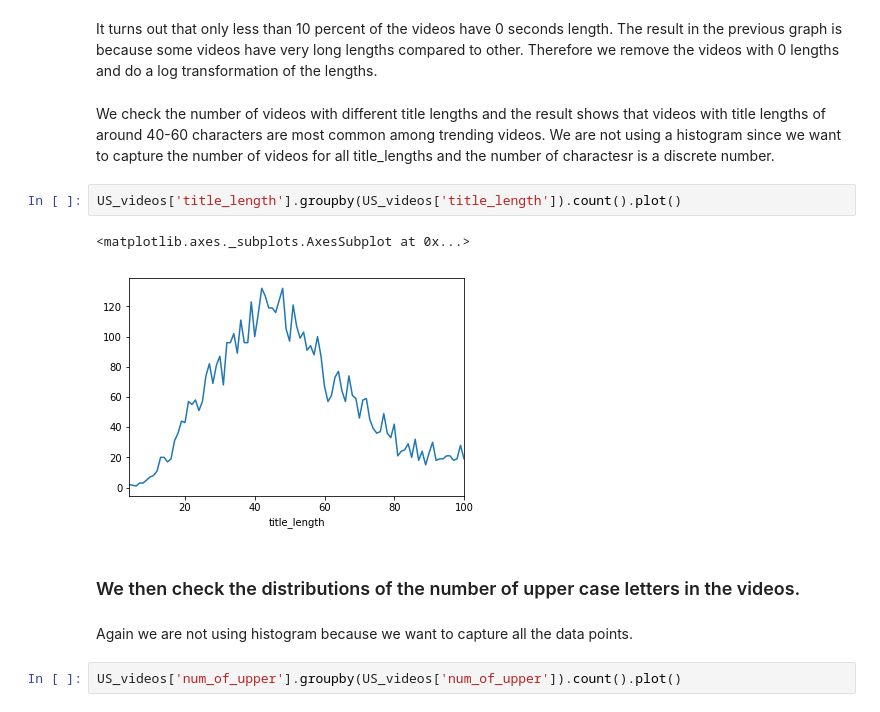
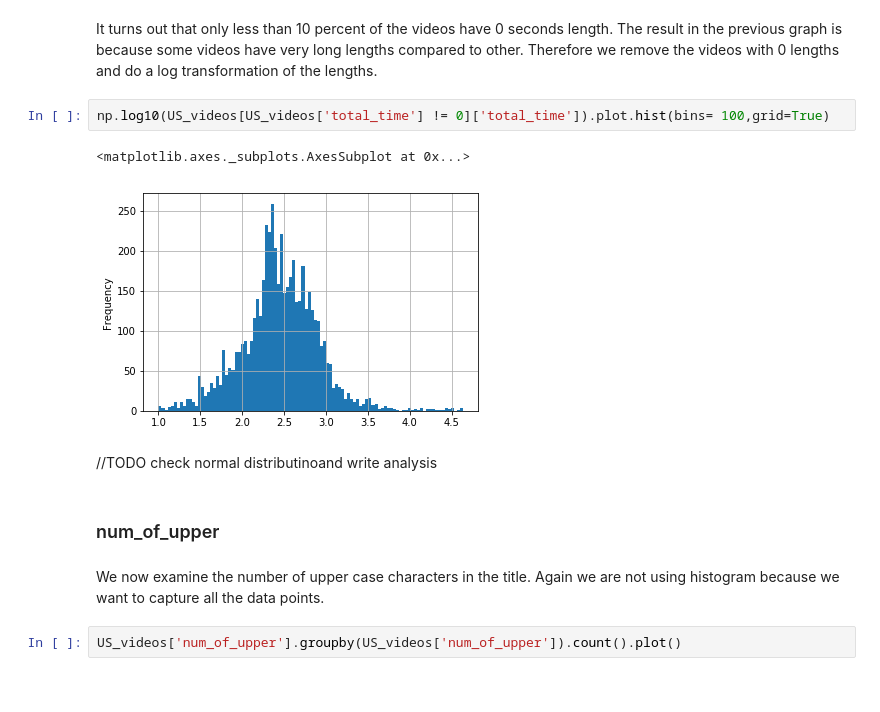
Before and after one commit to frankyyzy/Utube, a Jupyter notebook: finalproject.ipynb, the cells around one changed output. Drawn from its saved outputs; the diff is of its cells as text.

```diff
--- a/finalproject.ipynb
+++ b/finalproject.ipynb
@@ -422,17 +430,17 @@ total number of videos:  5567
 video with 0 length:  340
 # %% [markdown]
 It turns out that only less than 10 percent of the videos have 0 seconds length. The result in the previous graph is because some videos have very long lengths compared to other. Therefore we remove the videos with 0 lengths and do a log transformation of the lengths.
-# %% [markdown]
-We check the number of videos with different title lengths and the result shows that videos with title lengths of around 40-60 characters are most common among trending videos. We are not using a histogram since we want to capture the number of videos for all title_lengths and the number of charactesr is a discrete number.
-# %%
-US_videos['title_length'].groupby(US_videos['title_length']).count().plot()
-# %% [output]
-<matplotlib.axes._subplots.AxesSubplot at 0x...>
-[figure, removed]
-# %% [markdown]
-### We then check the distributions of the number of upper case letters in the videos.
+# %%
+np.log10(US_videos[US_videos['total_time'] != 0]['total_time']).plot.hist(bins= 100,grid=True)
+# %% [output]
+<matplotlib.axes._subplots.AxesSubplot at 0x...>
+[figure, added]
+# %% [markdown]
+//TODO check normal distributinoand write analysis
+# %% [markdown]
+### num_of_upper
 # %% [markdown]
-Again we are not using histogram because we want to capture all the data points.
+We now examine the number of upper case characters in the title. Again we are not using histogram because we want to capture all the data points.
 # %%
 US_videos['num_of_upper'].groupby(US_videos['num_of_upper']).count().plot()
 # %% [output]
```
Also changed, not shown: parts of 20 cells of this notebook, 1 other file.
